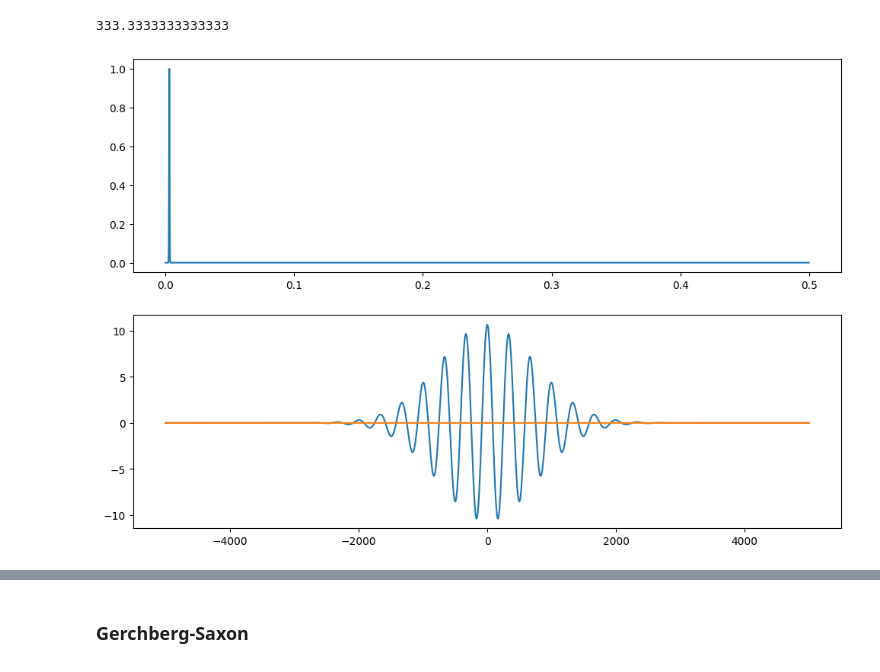
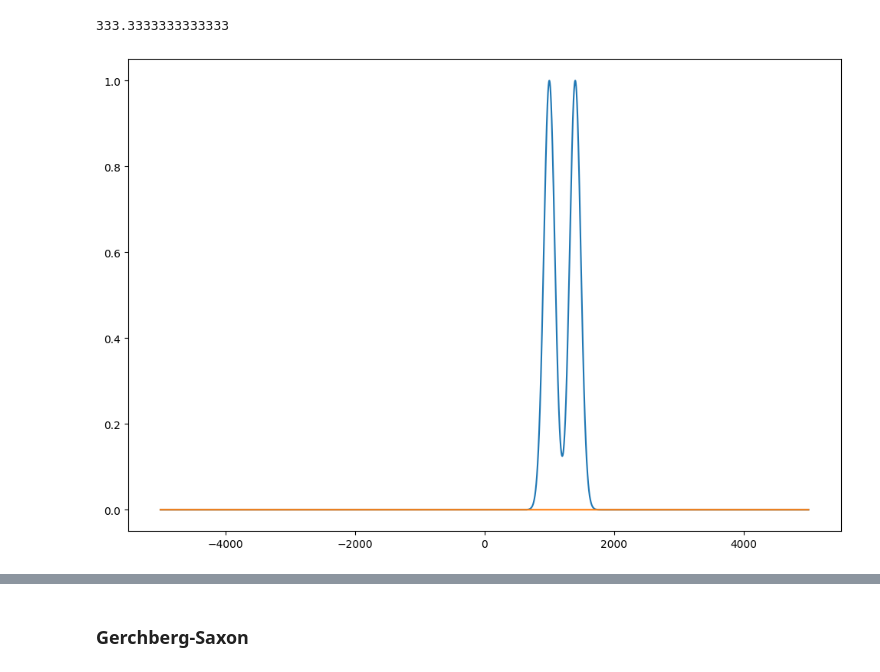
Before and after one commit to Jammi-Dodgers/THz-interferometry, a Jupyter notebook: gerchberg_saxon_test.ipynb, the cells around one changed output, grey strips where cells are left out. Saved outputs shown, nothing was run; the diff lists cells and outputs as text; code cells hidden in the pictures.

```diff
--- a/gerchberg_saxon_test.ipynb
+++ b/gerchberg_saxon_test.ipynb
@@ -43,22 +45,16 @@ print(1/central_wavenumber) # effective wavelength in pixels
 # %% [output]
 333.3333333333333
 # %%
-wavenumbers = np.fft.rfftfreq(array_length, 1)
-amplitudes = FTIR.gaussian(wavenumbers, central_wavenumber, FWHM_wavenumber)
-intensity = np.fft.irfft(amplitudes, norm= "forward")
-intensity = np.fft.fftshift(intensity)
 displacement = np.arange(array_length) - array_length//2
+intensity = FTIR.gaussian(displacement, 1000, 200) +FTIR.gaussian(displacement, 1400, 200)
 
-fig, axs = plt.subplots(2,1, figsize= (12,8))
-
-axs[0].plot(wavenumbers, amplitudes)
-#axs[0].set(xlim= (central_wavenumber-FWHM_wavenumber, central_wavenumber+2*FWHM_wavenumber))
-axs[1].plot(displacement, intensity.real)
-axs[1].plot(displacement, intensity.imag)
+fig, axs = plt.subplots(1,1, figsize= (12,8))
+axs.plot(displacement, intensity.real)
+axs.plot(displacement, intensity.imag)
 
 plt.show()
 # %% [output]
-[figure, old version]
+[figure, new version]
 # %%
 intensity = make_causal(displacement, intensity)
 intensity = intensity.real
```
Also changed, not shown: parts of 5 cells of this notebook, 1 other file.
